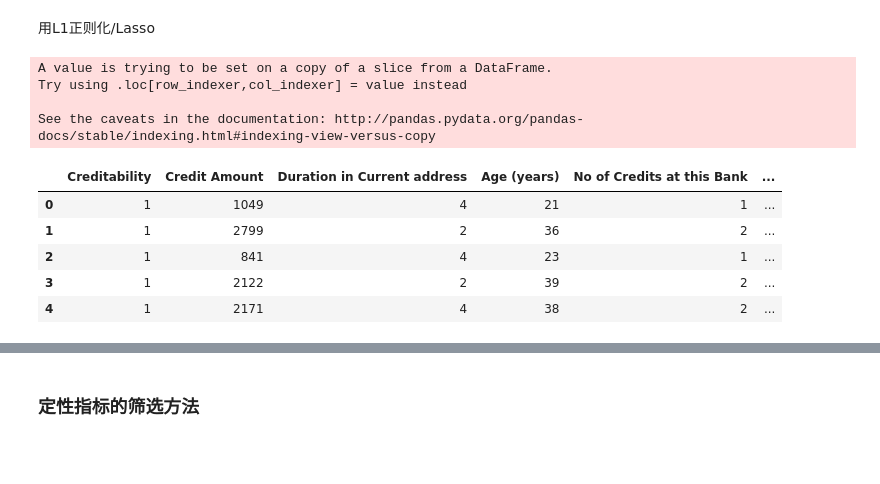
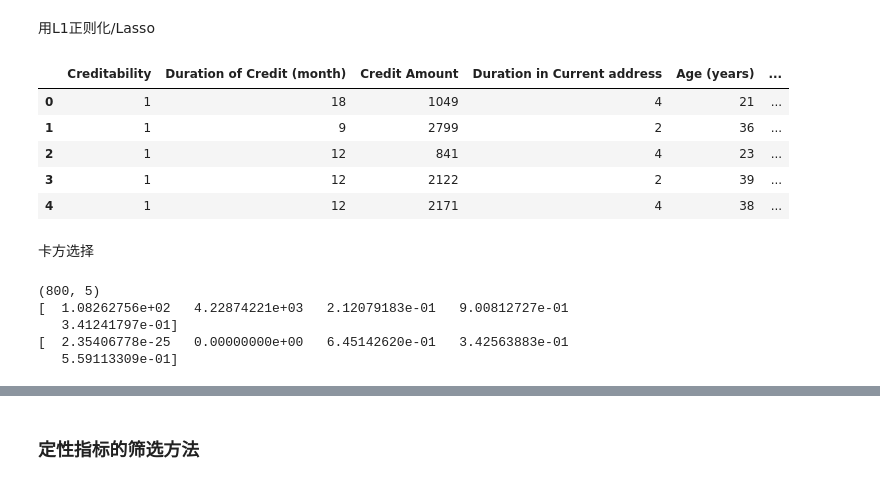
Before and after one commit to futheads/Python-study, a Jupyter notebook: MLexamples/GermanCredit/GermanCredit.ipynb, the cells around one changed output, grey strips where cells are left out. Cells and saved outputs as stored; diff of their text form; code cells hidden in the pictures; blank space fills up the shorter version.

```diff
--- a/MLexamples/GermanCredit/GermanCredit.ipynb
+++ b/MLexamples/GermanCredit/GermanCredit.ipynb
@@ -153,32 +153,36 @@ test_data = data.iloc[800:]
 # %%
 from sklearn.svm import LinearSVC
 from sklearn.feature_selection import SelectFromModel
 
 import sklearn.preprocessing as preprocessing
 
-scaler = preprocessing.StandardScaler()
-Duration_of_Credit_param = scaler.fit(train_data["Duration of Credit (month)"].values.reshape(-1, 1))
-train_data["Duration_of_Credit_scaled"] = scaler.fit_transform(train_data["Duration of Credit (month)"].values.reshape(-1, 1), Duration_of_Credit_param)
-
-quantify_train_data = train_data.filter(regex="Creditability|Duration_of_Credit_scaled|Credit Amount|Duration in Current address|Age_*|No of Credits at this Bank")
-quantify_train_data[:5]
-# quantify_X = quantify_train_data.as_matrix()[:, 0:]
-# quantify_y = quantify_train_data.as_matrix()[:, 0]
-# print(quantify_X.shape)
-
-# lsvc = LinearSVC(C=0.01, penalty="l1", dual=False).fit(quantify_X, quantify_y)
-# model = SelectFromModel(lsvc, prefit=True)
-# quantify_X_new = model.transform(quantify_X)
-# print(quantify_X_new.shape)
-# quantify_X_new[:10]
+quantify_train_data = train_data.filter(regex="Creditability|Duration of Credit_*|Credit Amount_*|Duration in Current address_*|Age_*|No of Credits at this Bank_*")
+quantify_train_data.iloc[:5]
 # %% [output]
-A value is trying to be set on a copy of a slice from a DataFrame.
-Try using .loc[row_indexer,col_indexer] = value instead
-
-See the caveats in the documentation: http://pandas.pydata.org/pandas-docs/stable/indexing.html#indexing-view-versus-copy
-|  | Creditability | Credit Amount | Duration in Current address | Age (years) | No of Credits at this Bank | ... |
-| 0 | 1 | 1049 | 4 | 21 | 1 | ... |
-| 1 | 1 | 2799 | 2 | 36 | 2 | ... |
-| 2 | 1 | 841 | 4 | 23 | 1 | ... |
-| 3 | 1 | 2122 | 2 | 39 | 2 | ... |
-| 4 | 1 | 2171 | 4 | 38 | 2 | ... |
+|  | Creditability | Duration of Credit (month) | Credit Amount | Duration in Current address | Age (years) | ... |
+| 0 | 1 | 18 | 1049 | 4 | 21 | ... |
+| 1 | 1 | 9 | 2799 | 2 | 36 | ... |
+| 2 | 1 | 12 | 841 | 4 | 23 | ... |
+| 3 | 1 | 12 | 2122 | 2 | 39 | ... |
+| 4 | 1 | 12 | 2171 | 4 | 38 | ... |
+# %% [markdown]
+卡方选择
+# %%
+quantify_X = quantify_train_data.as_matrix()[:, 1:]
+quantify_y = quantify_train_data.as_matrix()[:, 0]
+
+from sklearn.feature_selection import SelectKBest
+from sklearn.feature_selection import chi2
+
+print(quantify_X.shape)
+model = SelectKBest(chi2, k=1).fit(quantify_X, quantify_y)
+print(model.scores_)
+print(model.pvalues_)
+# X_new = SelectKBest(chi2, k=1).fit_transform(quantify_X, quantify_y)
+# print(X_new.scores_)
+# %% [output]
+(800, 5)
+[  1.08262756e+02   4.22874221e+03   2.12079183e-01   9.00812727e-01
+   3.41241797e-01]
+[  2.35406778e-25   0.00000000e+00   6.45142620e-01   3.42563883e-01
+   5.59113309e-01]
```
Also changed, not shown: parts of 7 cells of this notebook.
